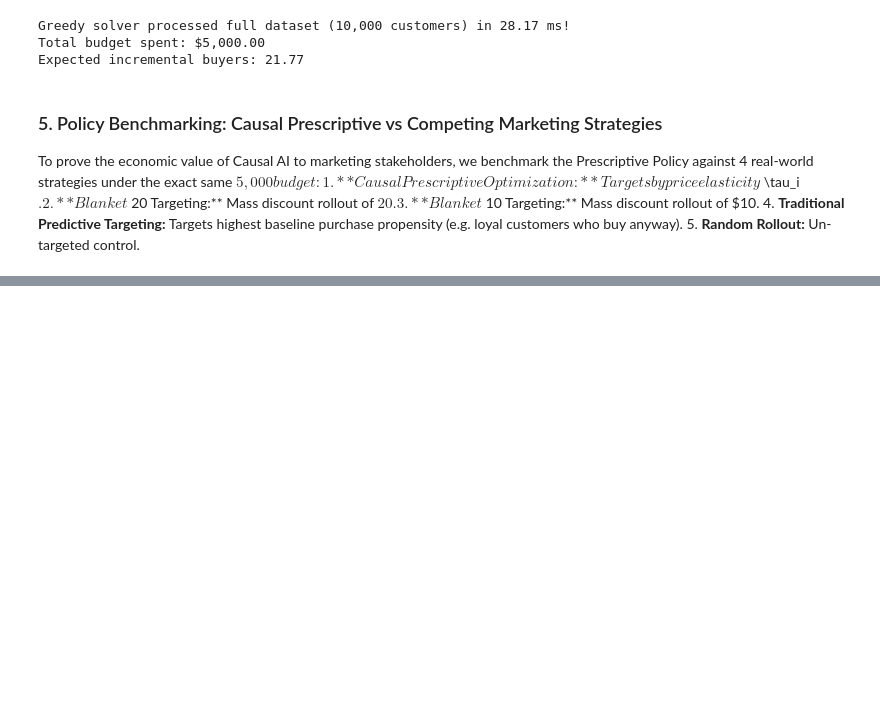
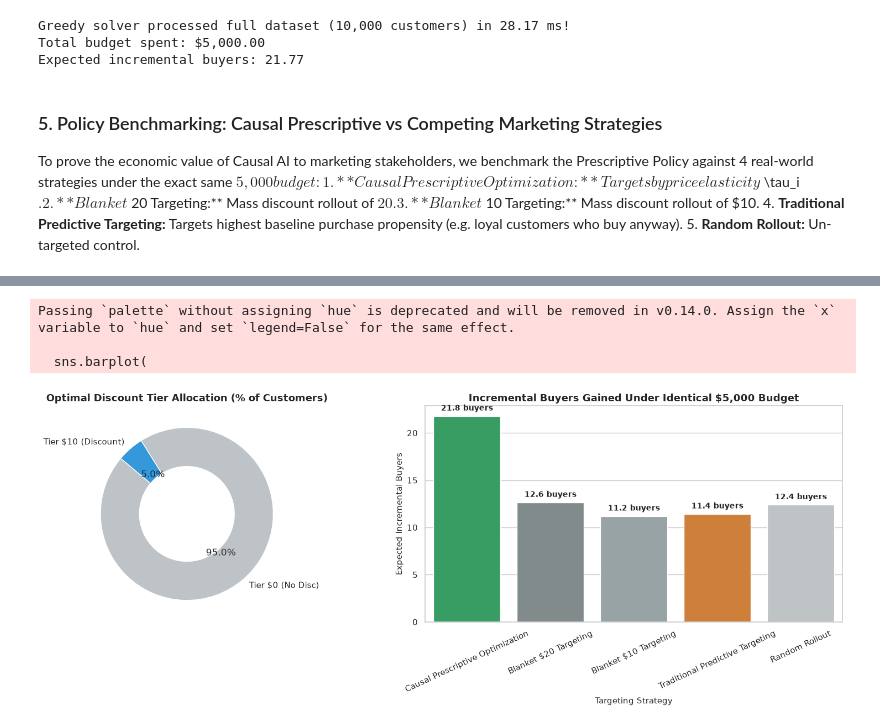
Before and after one commit to kumarjesh/Econo-causal, a Jupyter notebook: optimizer.ipynb, the cells around one changed output, grey strips where cells are left out. Cells and saved outputs as stored; diff of their text form; code cells hidden in the pictures; blank space fills up the shorter version.

Commit message:
notebooks(optimizer): add multi-policy benchmark comparison and visual charts

```diff
--- a/optimizer.ipynb
+++ b/optimizer.ipynb
@@ -213,3 +213,9 @@ To prove the economic value of Causal AI to marketing stakeholders, we benchmark
 3. **Blanket $10 Targeting:** Mass discount rollout of $10.
 4. **Traditional Predictive Targeting:** Targets highest baseline purchase propensity (e.g. loyal customers who buy anyway).
 5. **Random Rollout:** Un-targeted control.
+# %%
+from optimizer import compare_policies
+
+comp_df, _ = compare_policies(df_ite, budget=5000.0)
+print("=== POLICY PERFORMANCE BENCHMARK (EXACT $5,000 BUDGET) ===")
+comp_df
@@ -215,0 +235,49 @@ To prove the economic value of Causal AI to marketing stakeholders, we benchmark
+# %%
+fig, axes = plt.subplots(1, 2, figsize=(16, 6))
+
+# 1. Donut chart of allocations
+counts = greedy_df['recommended_discount'].value_counts().sort_index()
+labels = [f"Tier ${t} ({'No Disc' if t==0 else 'Discount'})" for t in counts.index]
+colors = ['#bdc3c7', '#3498db', '#2ecc71']
+
+axes[0].pie(
+    counts.values,
+    labels=labels,
+    autopct='%1.1f%%',
+    startangle=140,
+    colors=colors,
+    wedgeprops=dict(width=0.45, edgecolor='w')
+)
+axes[0].set_title("Optimal Discount Tier Allocation (% of Customers)", fontsize=13, fontweight='bold')
+
+# 2. Bar chart comparing policies
+sns.barplot(
+    data=comp_df,
+    x='Policy Strategy',
+    y='Incremental Buyers Gained',
+    palette=['#27ae60', '#7f8c8d', '#95a5a6', '#e67e22', '#bdc3c7'],
+    ax=axes[1]
+)
+axes[1].set_title("Incremental Buyers Gained Under Identical $5,000 Budget", fontsize=13, fontweight='bold')
+axes[1].set_xlabel("Targeting Strategy", fontsize=11)
+axes[1].set_ylabel("Expected Incremental Buyers", fontsize=11)
+axes[1].tick_params(axis='x', rotation=25)
+
+for p in axes[1].patches:
+    val = p.get_height()
+    if val > 0:
+        axes[1].annotate(
+            f"{val:.1f} buyers",
+            (p.get_x() + p.get_width() / 2., val),
+            ha='center', va='bottom',
+            xytext=(0, 5), textcoords='offset points',
+            fontweight='bold', fontsize=10
+        )
+
+plt.tight_layout()
+plt.show()
+# %% [output]
+Passing `palette` without assigning `hue` is deprecated and will be removed in v0.14.0. Assign the `x` variable to `hue` and set `legend=False` for the same effect.
+
+  sns.barplot(
+[figure, added]
```
Also changed, not shown: parts of 4 cells of this notebook.
